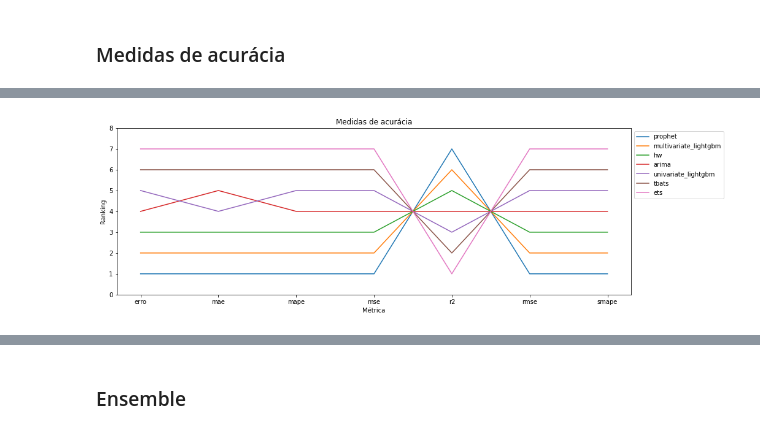
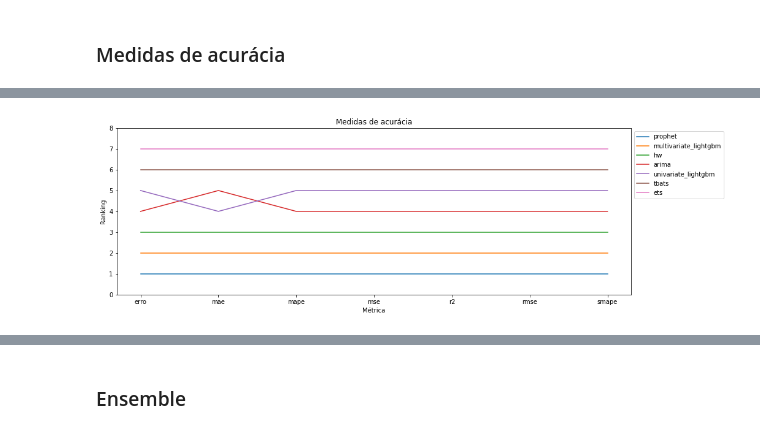
Before and after one commit to matheus-vizzotto/projecao_demanda_eletrica, a Jupyter notebook: models/forecasts/compare_fcs.ipynb, the cells around one changed output, grey strips where cells are left out. Cells and saved outputs as stored; diff of their text form; code cells hidden in the pictures.

```diff
--- a/models/forecasts/compare_fcs.ipynb
+++ b/models/forecasts/compare_fcs.ipynb
@@ -118,19 +119,20 @@ df2_metrics.sort_values(by = "mape")
 | 1 | ets | 2.196129e+07 | 864.065367 | 1.464086e+06 | 1209.994142 | 0.077360 | 8.131109 | -0.134799 |
 # %%
 # plot by accuracy measure rank
+df2_metrics.loc[:, "r2"] = -df2_metrics.loc[:, "r2"]
 df3_metrics = df2_metrics.melt(id_vars = "model", var_name="metric")
 df3_metrics["metric_ranking"] = df3_metrics.groupby("metric")["value"].rank("first")
 df3_metrics.sort_values(by = ["metric", "metric_ranking"], inplace = True)
 
 plt.figure()
 
 ax = sns.lineplot(data=df3_metrics, x = "metric", y = "metric_ranking", hue="model")
 ax.legend(bbox_to_anchor = (1,1))
 
 plt.ylim(0, (df3_metrics["metric_ranking"].max()+1))
 plt.ylabel("Ranking")
 plt.xlabel("Métrica")
 plt.title("Medidas de acurácia")
 plt.show()
 # %% [output]
-[figure, old version]
+[figure, new version]
```
Also changed, not shown: parts of 3 cells of this notebook.
